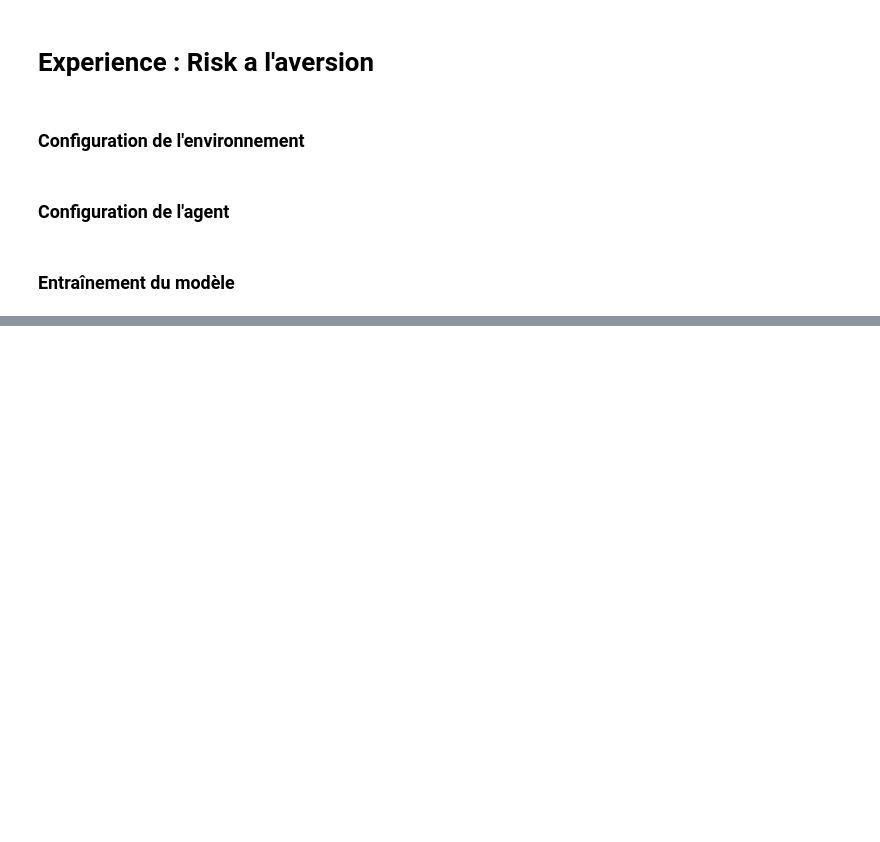
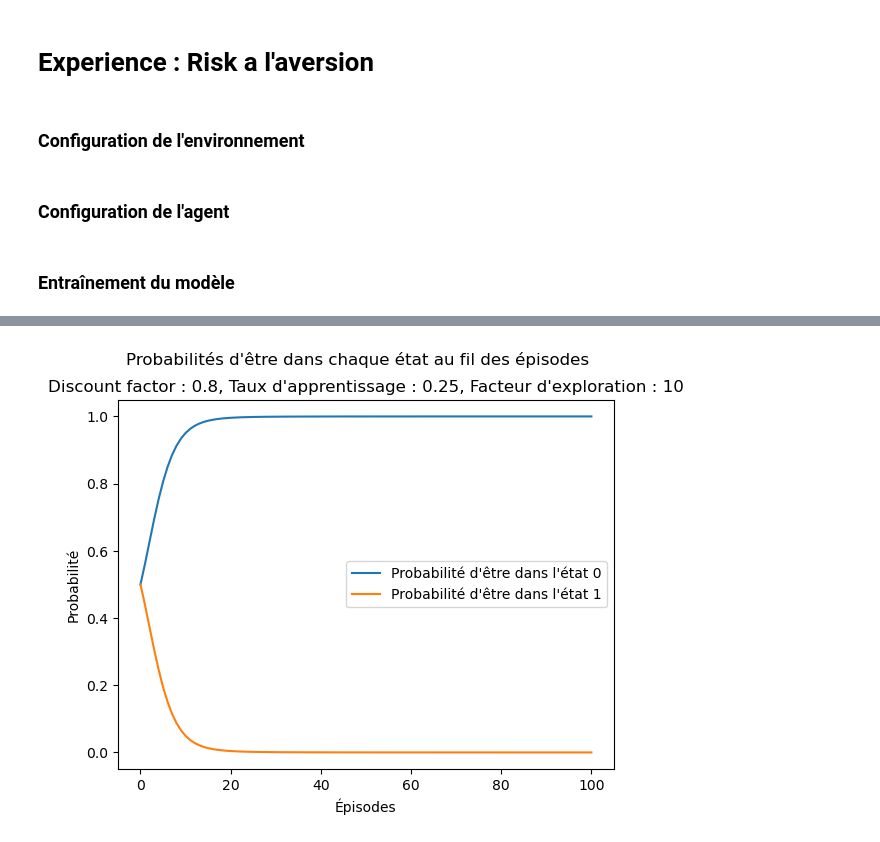
Before and after one commit to TsunomakiWatamelon/Homeostatic-Reinforcement-Learning, a Jupyter notebook: src/experiments/risk_aversion.ipynb, the cells around one changed output, grey strips where cells are left out. Cells and saved outputs as stored; diff of their text form; code cells hidden in the pictures; blank space fills up the shorter version.

```diff
--- a/src/experiments/risk_aversion.ipynb
+++ b/src/experiments/risk_aversion.ipynb
@@ -140,0 +145,29 @@ print(agent.q_table)
+# %%
+
+
+for step, q_values in enumerate(q_table_state):
+    if step == 0:
+        probs_state = [np.array([0.5, 0.5])]
+        continue # Skip la première itération car initialisation des probabilités des états
+    max_q_values = np.max(q_values, axis=1, keepdims=True)
+    stabilized_q_values = q_values - max_q_values
+    exp_q_values = np.exp(stabilized_q_values)
+    transition_probs = exp_q_values / np.sum(exp_q_values, axis=1, keepdims=True)
+
+    current_probs = probs_state[-1] @ transition_probs
+    probs_state.append(current_probs)
+
+probs_state_0 = [prob[0] for prob in probs_state]
+probs_state_1 = [prob[1] for prob in probs_state]
+
+
+plt.plot(probs_state_0, label="Probabilité d'être dans l'état 0")
+plt.plot(probs_state_1, label="Probabilité d'être dans l'état 1")
+plt.suptitle("Probabilités d'être dans chaque état au fil des épisodes")
+plt.title(f"Discount factor : {gamma}, Taux d'apprentissage : {alpha}, Facteur d'exploration : {beta}")
+plt.xlabel("Épisodes")
+plt.ylabel("Probabilité")
+plt.legend()
+plt.show()
+# %% [output]
+[figure, added]
```
Also changed, not shown: parts of 7 cells of this notebook, 1 other file.
